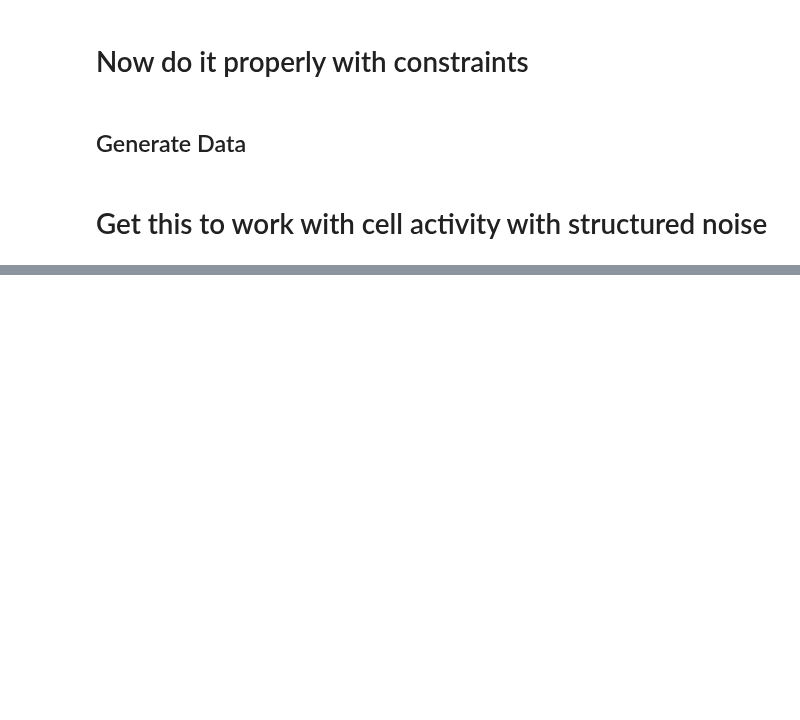
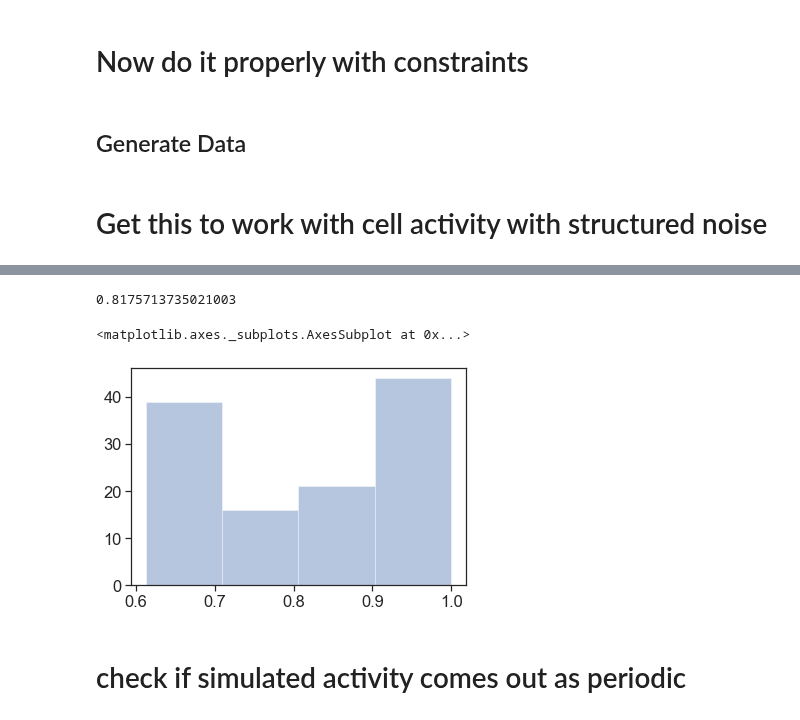
Before and after one commit to yves-weissenberger/ll_ephys, a Jupyter notebook: ephys_notebooks/simulate_lds_unitary_dynamics.ipynb, the cells around one changed output, grey strips where cells are left out. Cells and saved outputs as stored; diff of their text form; code cells hidden in the pictures; blank space fills up the shorter version.

```diff
--- a/ephys_notebooks/simulate_lds_unitary_dynamics.ipynb
+++ b/ephys_notebooks/simulate_lds_unitary_dynamics.ipynb
@@ -185,0 +269,15 @@ array([[-1.35907448e-01,  9.90721538e-01, -4.92091950e-16],
+# %%
+cc = []
+for i in range(n_neurons):
+    cc.append(np.corrcoef(act_matrix[:,i],np.roll(predicted_neural_activity[:,i],1))[0,1])
+
+print(np.mean(cc))
+# %% [output]
+0.8175713735021003
+# %%
+seaborn.distplot(cc,kde=0)
+# %% [output]
+<matplotlib.axes._subplots.AxesSubplot at 0x...>
+[figure, added]
+# %% [markdown]
+# check if simulated activity comes out as periodic
```
Also changed, not shown: parts of 21 cells of this notebook, 5 other files.
